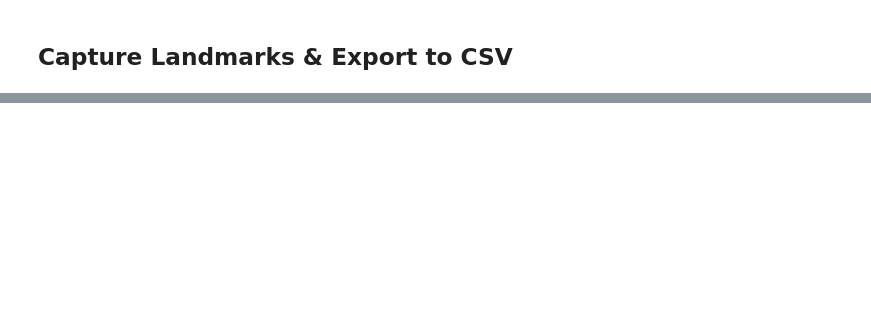
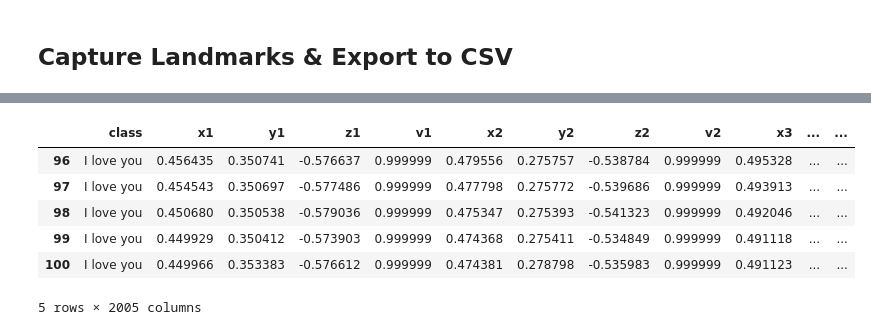
Before and after one commit to rosaainz/deteccion-lsm-mediapipe, a Jupyter notebook: holistic.ipynb, the cells around one changed output, grey strips where cells are left out. Saved outputs shown, nothing was run; the diff lists cells and outputs as text; code cells hidden in the pictures; blank space fills up the shorter version.

```diff
--- a/holistic.ipynb
+++ b/holistic.ipynb
@@ -83,0 +202,10 @@ with open('coords.csv', mode='w', newline='') as f:
+# %%
+df.tail()
+# %% [output]
+|  | class | x1 | y1 | z1 | v1 | x2 | y2 | z2 | v2 | x3 | ... | ... |
+| 96 | I love you | 0.456435 | 0.350741 | -0.576637 | 0.999999 | 0.479556 | 0.275757 | -0.538784 | 0.999999 | 0.495328 | ... | ... |
+| 97 | I love you | 0.454543 | 0.350697 | -0.577486 | 0.999999 | 0.477798 | 0.275772 | -0.539686 | 0.999999 | 0.493913 | ... | ... |
+| 98 | I love you | 0.450680 | 0.350538 | -0.579036 | 0.999999 | 0.475347 | 0.275393 | -0.541323 | 0.999999 | 0.492046 | ... | ... |
+| 99 | I love you | 0.449929 | 0.350412 | -0.573903 | 0.999999 | 0.474368 | 0.275411 | -0.534849 | 0.999999 | 0.491118 | ... | ... |
+| 100 | I love you | 0.449966 | 0.353383 | -0.576612 | 0.999999 | 0.474381 | 0.278798 | -0.535983 | 0.999999 | 0.491123 | ... | ... |
+5 rows × 2005 columns
```
Also changed, not shown: parts of 13 cells of this notebook, 1 other file.
